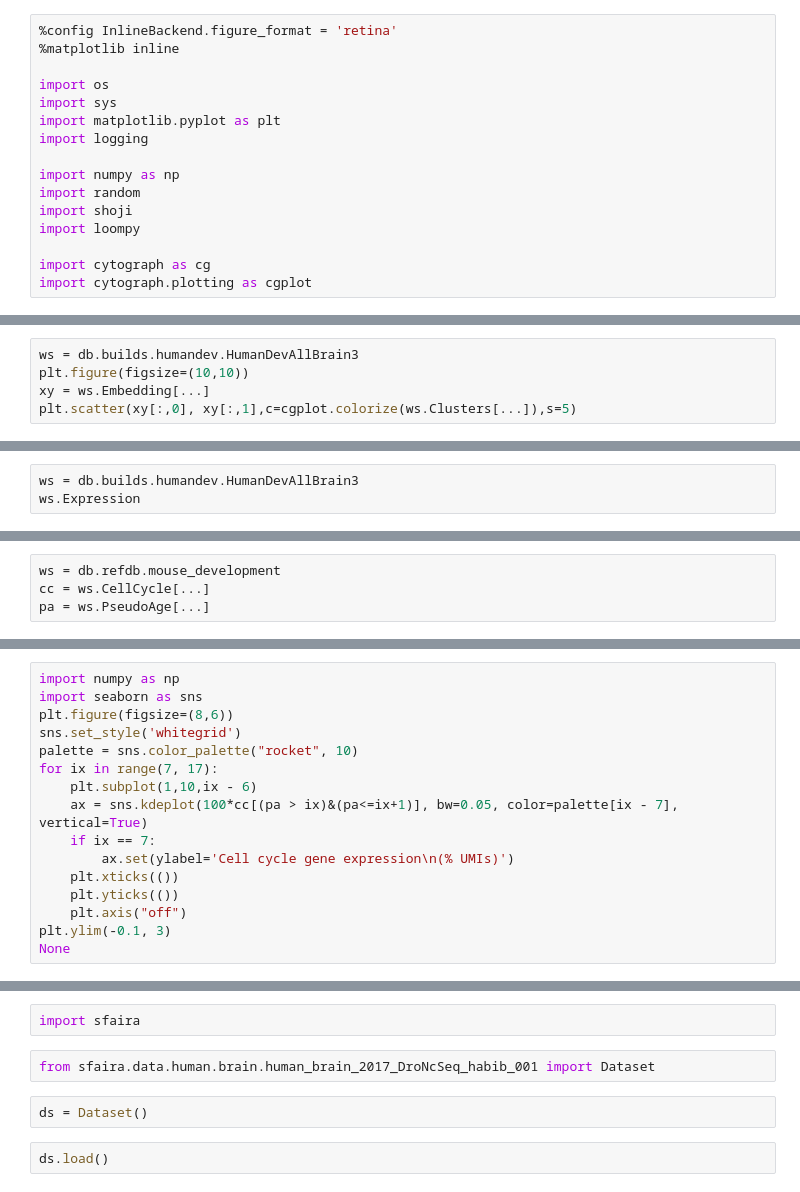
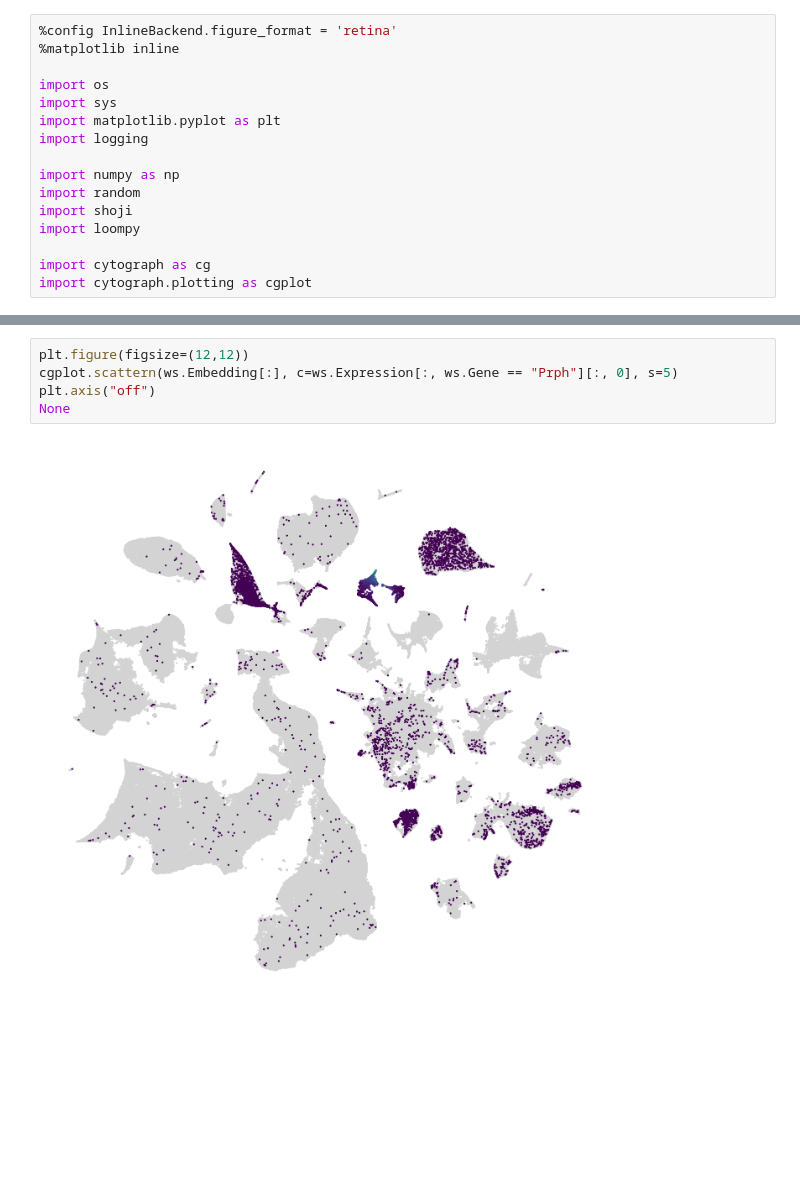
Before and after one commit to linnarsson-lab/shoji, a Jupyter notebook: notebooks/Untitled.ipynb, the cells around one changed output, grey strips where cells are left out. Drawn from its saved outputs; the diff is of its cells as text; blank space fills up the shorter version.

```diff
--- a/notebooks/Untitled.ipynb
+++ b/notebooks/Untitled.ipynb
@@ -68,5 +27,0 @@ ws.ClusterID[...].max()
-# %%
-ws = db.builds.humandev.HumanDevAllBrain3
-plt.figure(figsize=(10,10))
-xy = ws.Embedding[...]
-plt.scatter(xy[:,0], xy[:,1],c=cgplot.colorize(ws.Clusters[...]),s=5)
@@ -100,3 +27,0 @@ plt.xlim(0.01, 100)
-# %%
-ws = db.builds.humandev.HumanDevAllBrain3
-ws.Expression
@@ -146,4 +27,0 @@ get_decorators(cg.GeneSummaryStatistics.fit)
-# %%
-ws = db.refdb.mouse_development
-cc = ws.CellCycle[...]
-pa = ws.PseudoAge[...]
@@ -174,16 +27,0 @@ plt.scatter(pa, cc, s=0.02)
-# %%
-import numpy as np
-import seaborn as sns
-plt.figure(figsize=(8,6))
-sns.set_style('whitegrid')
-palette = sns.color_palette("rocket", 10)
-for ix in range(7, 17):
-    plt.subplot(1,10,ix - 6)
-    ax = sns.kdeplot(100*cc[(pa > ix)&(pa<=ix+1)], bw=0.05, color=palette[ix - 7], vertical=True)
-    if ix == 7:
-        ax.set(ylabel='Cell cycle gene expression\n(% UMIs)')
-    plt.xticks(())
-    plt.yticks(())
-    plt.axis("off")
-plt.ylim(-0.1, 3)
-None
@@ -192,8 +28,7 @@ None
-# %%
-import sfaira
-# %%
-from sfaira.data.human.brain.human_brain_2017_DroNcSeq_habib_001 import Dataset
-# %%
-ds = Dataset()
-# %%
-ds.load()
+# %%
+plt.figure(figsize=(12,12))
+cgplot.scattern(ws.Embedding[:], c=ws.Expression[:, ws.Gene == "Prph"][:, 0], s=5)
+plt.axis("off")
+None
+# %% [output]
+[figure, added]
```
Also changed, not shown: parts of 18 cells of this notebook, 18 other files.
